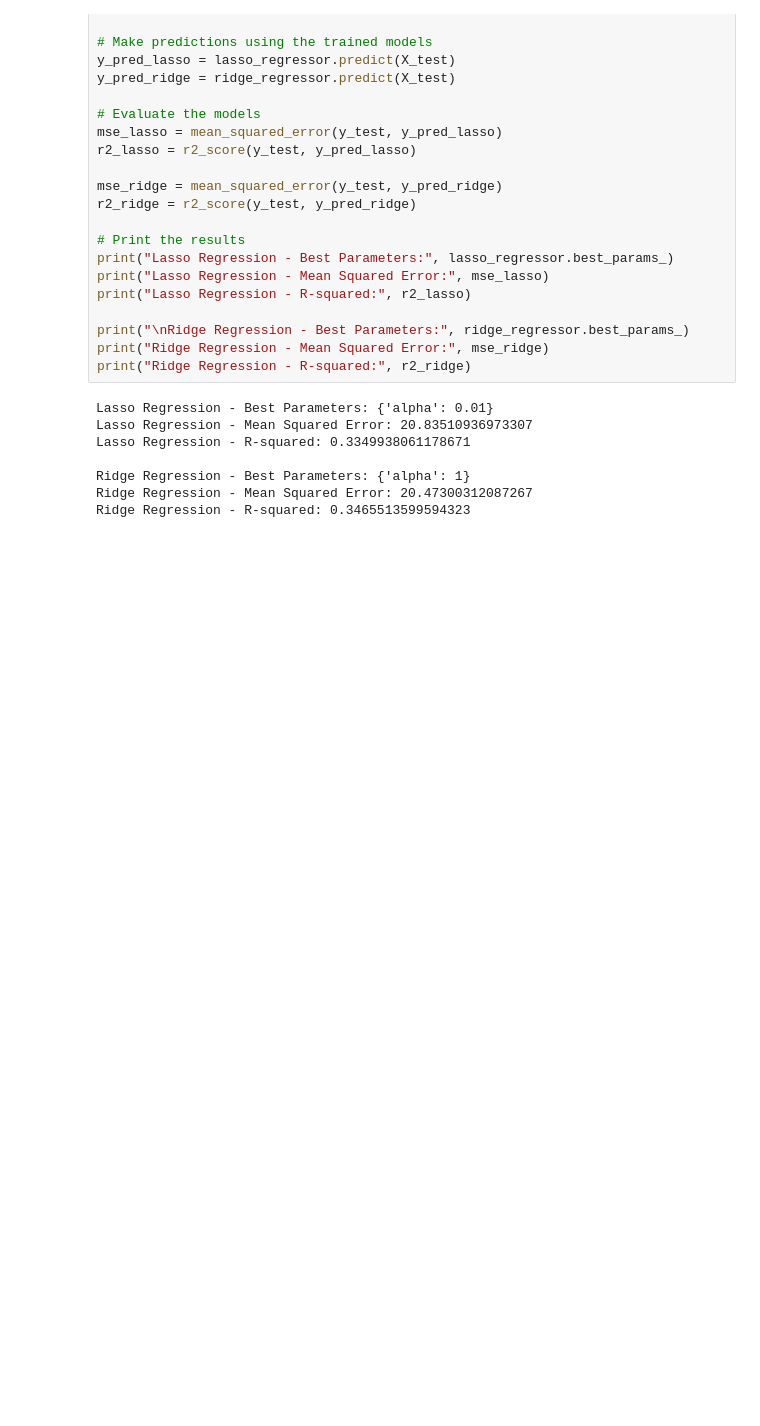
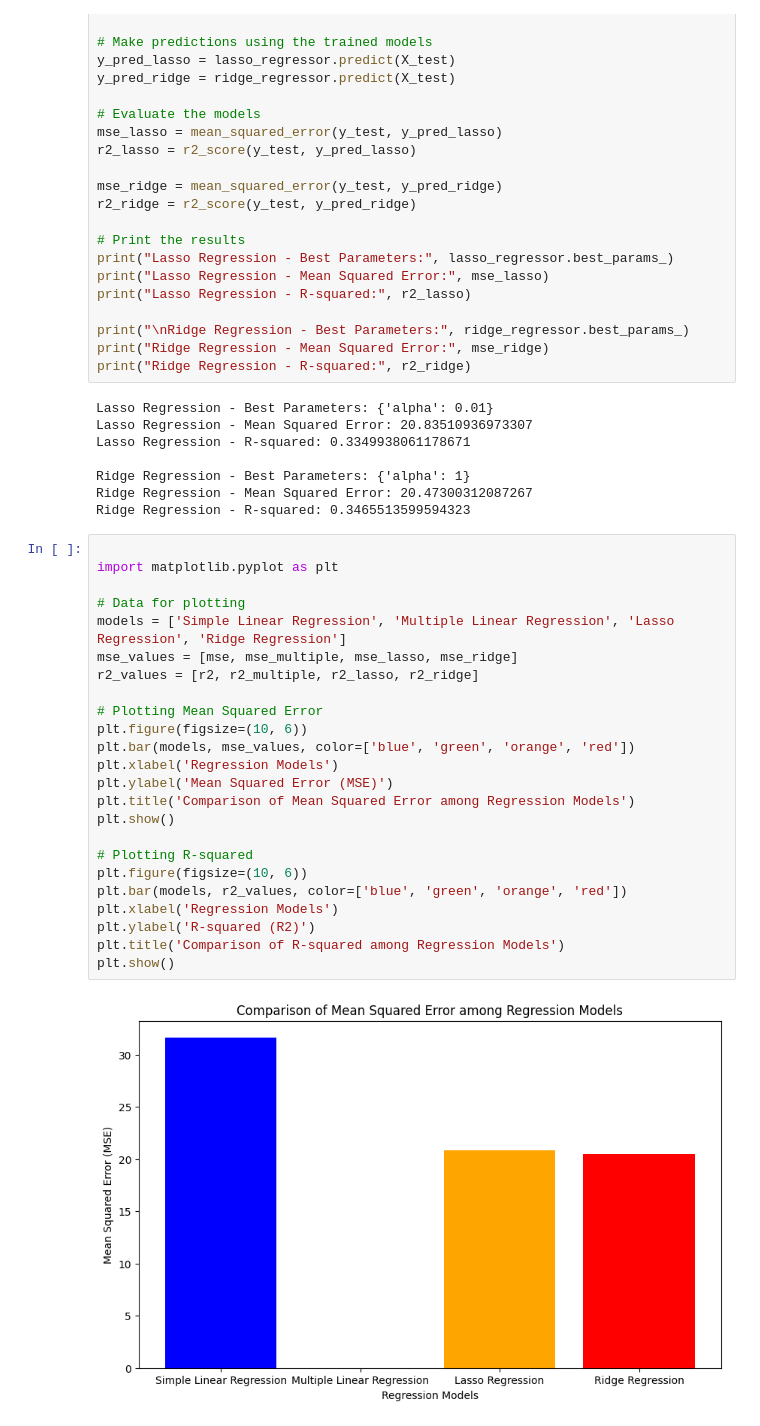
Before and after one commit to Guhan2348519/ADVANCED-ML-tasks, a Jupyter notebook: 2348519_AML_LAB5.ipynb, the cells around one changed output. Saved outputs shown, nothing was run; the diff lists cells and outputs as text; blank space fills up the shorter version.

```diff
--- a/2348519_AML_LAB5.ipynb
+++ b/2348519_AML_LAB5.ipynb
@@ -201,3 +211,29 @@ Lasso Regression - R-squared: 0.3349938061178671
 Ridge Regression - Best Parameters: {'alpha': 1}
 Ridge Regression - Mean Squared Error: 20.47300312087267
 Ridge Regression - R-squared: 0.3465513599594323
+# %%
+
+import matplotlib.pyplot as plt
+
+# Data for plotting
+models = ['Simple Linear Regression', 'Multiple Linear Regression', 'Lasso Regression', 'Ridge Regression']
+mse_values = [mse, mse_multiple, mse_lasso, mse_ridge]
+r2_values = [r2, r2_multiple, r2_lasso, r2_ridge]
+
+# Plotting Mean Squared Error
+plt.figure(figsize=(10, 6))
+plt.bar(models, mse_values, color=['blue', 'green', 'orange', 'red'])
+plt.xlabel('Regression Models')
+plt.ylabel('Mean Squared Error (MSE)')
+plt.title('Comparison of Mean Squared Error among Regression Models')
+plt.show()
+
+# Plotting R-squared
+plt.figure(figsize=(10, 6))
+plt.bar(models, r2_values, color=['blue', 'green', 'orange', 'red'])
+plt.xlabel('Regression Models')
+plt.ylabel('R-squared (R2)')
+plt.title('Comparison of R-squared among Regression Models')
+plt.show()
+# %% [output]
+[figure, added]
```
Also changed, not shown: parts of 6 cells of this notebook.
